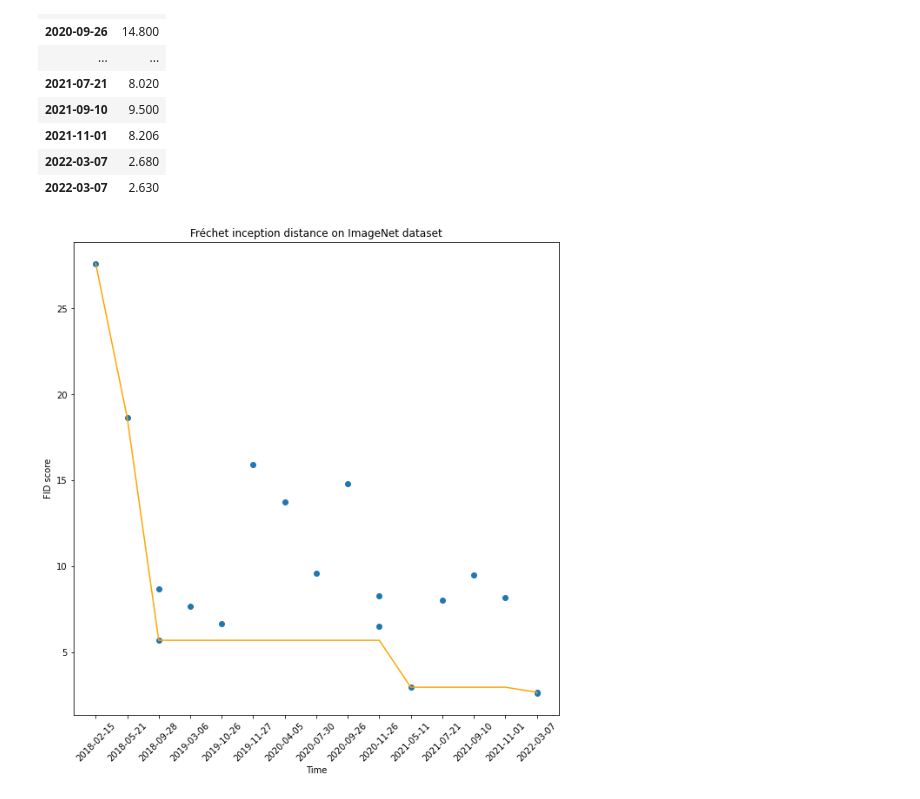
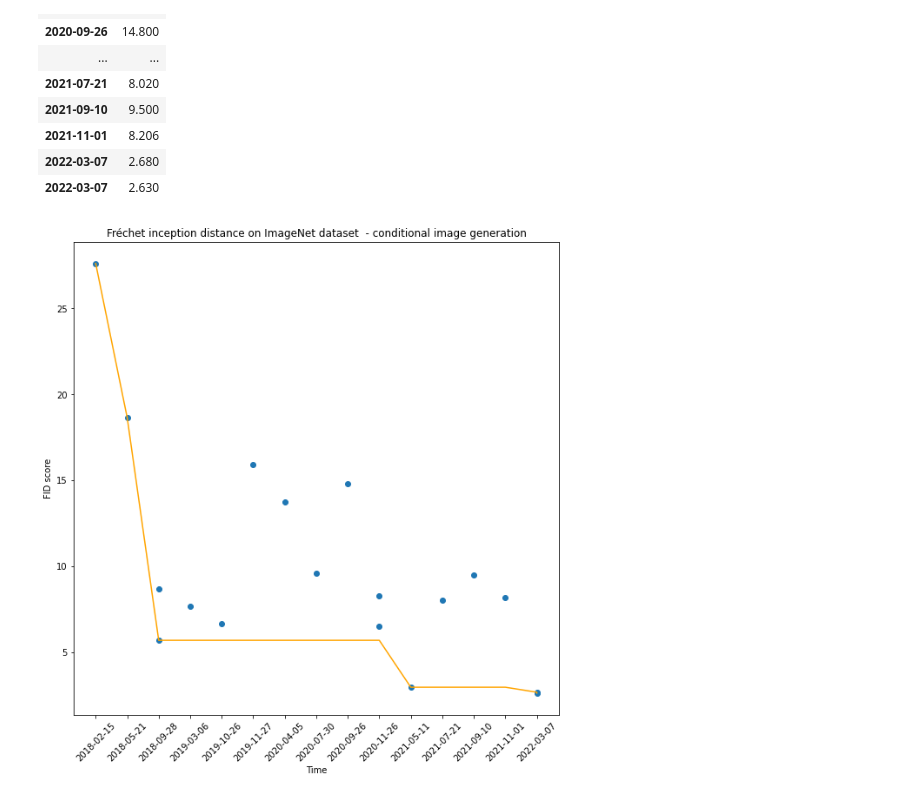
Before and after one commit to solalatus/deepfake_popularity, a Jupyter notebook: paperswithcode_downloader.ipynb, the cells around one changed output. Saved outputs shown, nothing was run; the diff lists cells and outputs as text; code cells hidden in the pictures.

```diff
--- a/paperswithcode_downloader.ipynb
+++ b/paperswithcode_downloader.ipynb
@@ -309,13 +310,13 @@ imagenet_df
 # %%
 fig, ax = plt.subplots()
 plt.gcf().set_size_inches(10, 10)
 ax.scatter(imagenet_df.index, imagenet_df.fids)
 plt.plot(imagenet_df.cummin(), color="orange")
 plt.xticks(rotation = 45)
 ax.set_xlabel("Time")
 ax.set_ylabel("FID score")
-ax.set_title("Fréchet inception distance on ImageNet dataset")
+ax.set_title("Fréchet inception distance on ImageNet dataset  - conditional image generation")
 
 plt.show()
 # %% [output]
-[figure, old version]
+[figure, new version]
```
Also changed, not shown: parts of 11 cells of this notebook.
